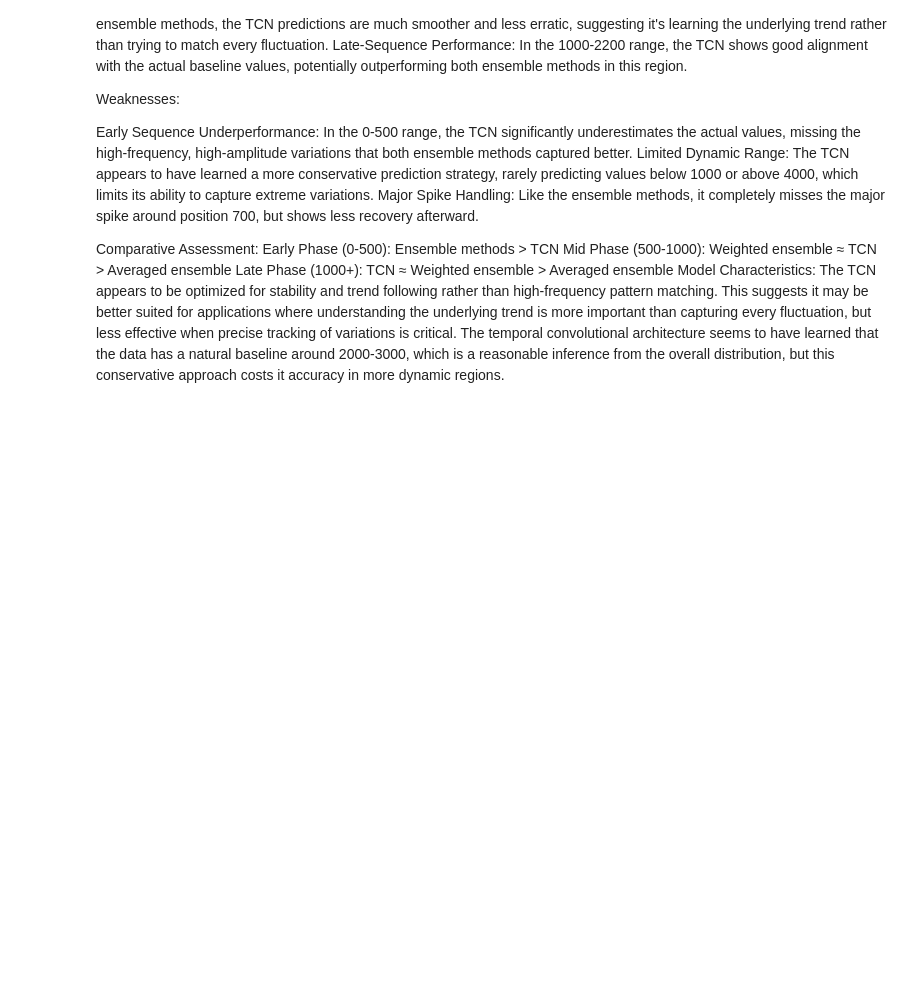
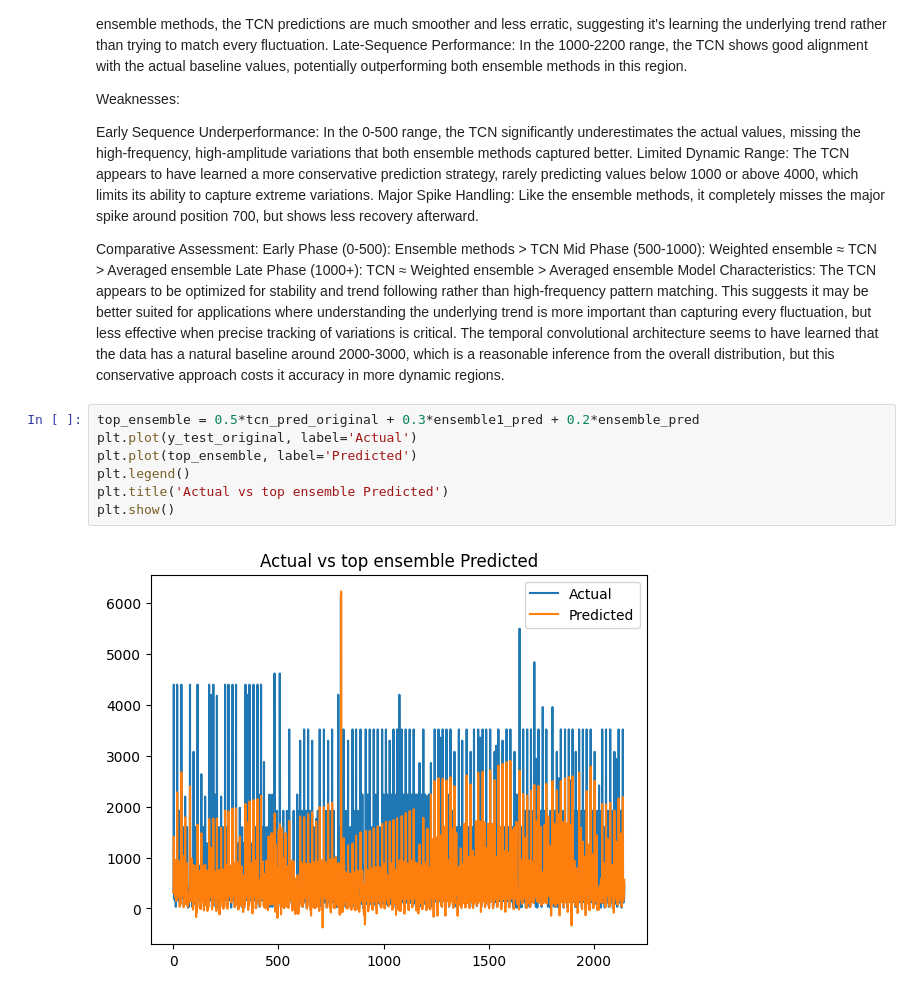
Before and after one commit to raghavab1205/Demand_Forecasting-For_SCM, a Jupyter notebook: analysis/notebook1.ipynb, the cells around one changed output. Cells and saved outputs as stored; diff of their text form; blank space fills up the shorter version.

```diff
--- a/analysis/notebook1.ipynb
+++ b/analysis/notebook1.ipynb
@@ -995,3 +1007,12 @@ Late Phase (1000+): TCN ≈ Weighted ensemble > Averaged ensemble
 Model Characteristics:
 The TCN appears to be optimized for stability and trend following rather than high-frequency pattern matching. This suggests it may be better suited for applications where understanding the underlying trend is more important than capturing every fluctuation, but less effective when precise tracking of variations is critical.
 The temporal convolutional architecture seems to have learned that the data has a natural baseline around 2000-3000, which is a reasonable inference from the overall distribution, but this conservative approach costs it accuracy in more dynamic regions.
+# %%
+top_ensemble = 0.5*tcn_pred_original + 0.3*ensemble1_pred + 0.2*ensemble_pred
+plt.plot(y_test_original, label='Actual')
+plt.plot(top_ensemble, label='Predicted')
+plt.legend()
+plt.title('Actual vs top ensemble Predicted')
+plt.show()
+# %% [output]
+[figure, added]
```
Also changed, not shown: parts of 3 cells of this notebook.
